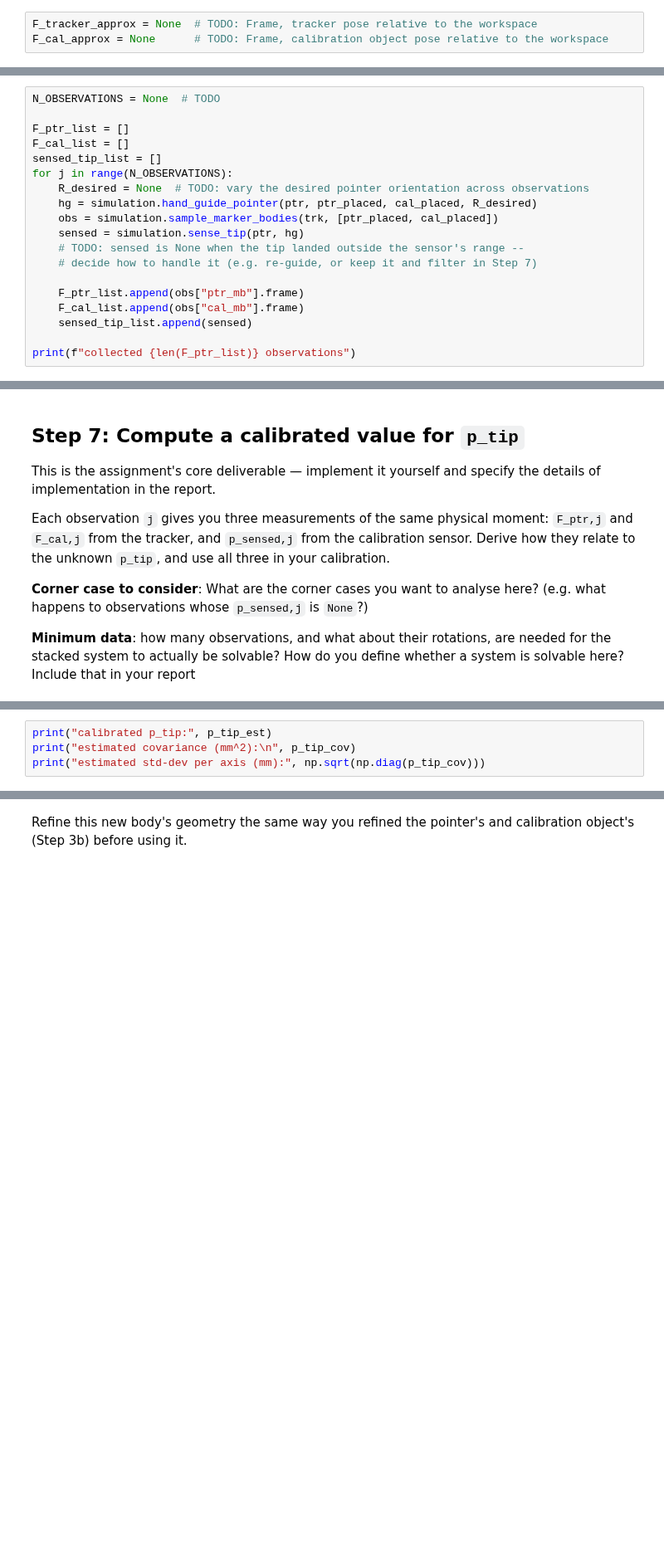
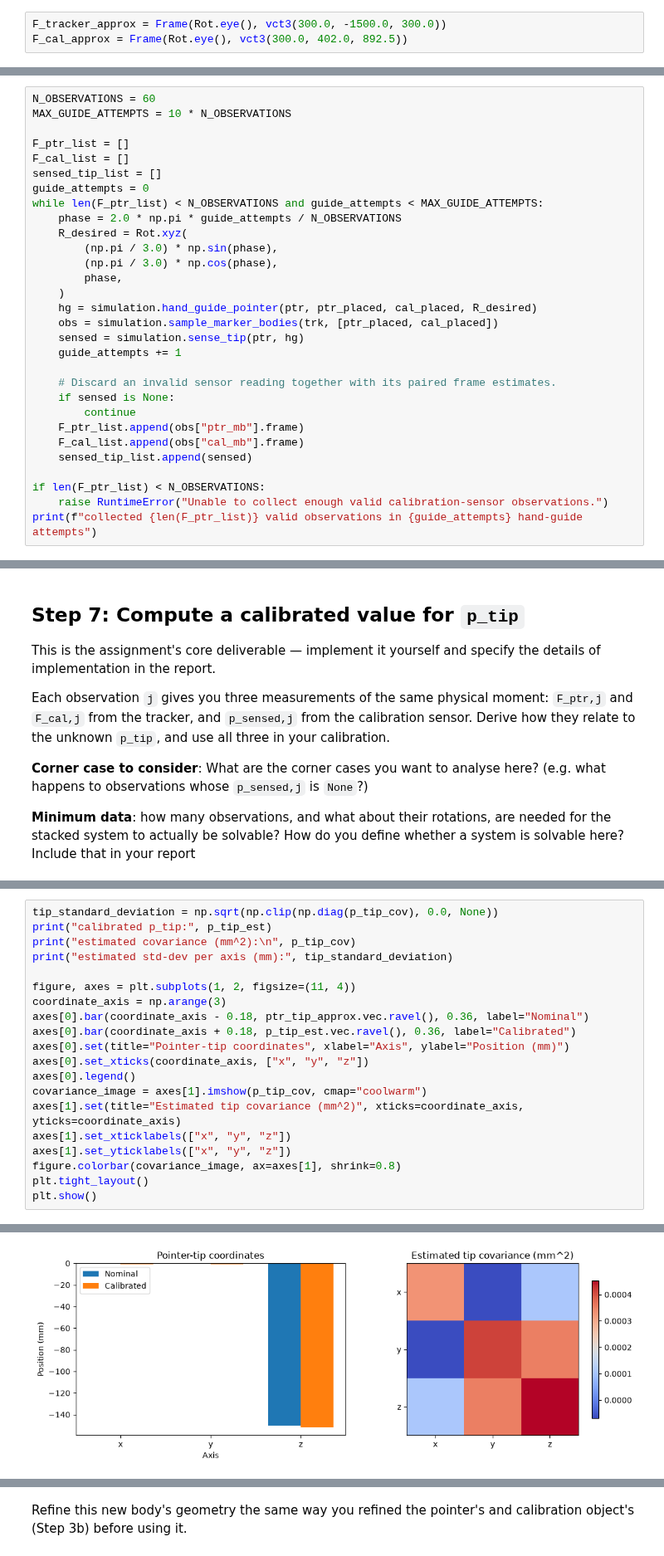
Before and after one commit to Edward-Lin-maker/CIS_I_Course, a Jupyter notebook: assignments/assignment1/notebooks/assignment1_template.ipynb, the cells around one changed output, grey strips where cells are left out. Shown at 83% size. Cells and saved outputs as stored; diff of their text form; blank space fills up the shorter version.

```diff
--- a/assignments/assignment1/notebooks/assignment1_template.ipynb
+++ b/assignments/assignment1/notebooks/assignment1_template.ipynb
@@ -53,8 +70,8 @@ handout's Figure 2 (roughly 100-200cm in front of the tracker, widening
 from ~120cm to ~200cm across) — place the calibration object, and later
 the pointer, so they're inside that volume.
 # %%
-F_tracker_approx = None  # TODO: Frame, tracker pose relative to the workspace
-F_cal_approx = None      # TODO: Frame, calibration object pose relative to the workspace
+F_tracker_approx = Frame(Rot.eye(), vct3(300.0, -1500.0, 300.0))
+F_cal_approx = Frame(Rot.eye(), vct3(300.0, 402.0, 892.5))
 # %% [markdown]
 ## Step 3: Build the simulation
 
@@ -114,21 +278,32 @@ skeleton is provided; you choose how many observations to take, how to
 vary `R_desired,j`, and what to do when the calibration sensor reports the
 tip as out of range (`sense_tip` returns `None`).
 # %%
-N_OBSERVATIONS = None  # TODO
+N_OBSERVATIONS = 60
+MAX_GUIDE_ATTEMPTS = 10 * N_OBSERVATIONS
 
 F_ptr_list = []
 F_cal_list = []
 sensed_tip_list = []
-for j in range(N_OBSERVATIONS):
-    R_desired = None  # TODO: vary the desired pointer orientation across observations
+guide_attempts = 0
+while len(F_ptr_list) < N_OBSERVATIONS and guide_attempts < MAX_GUIDE_ATTEMPTS:
+    phase = 2.0 * np.pi * guide_attempts / N_OBSERVATIONS
+    R_desired = Rot.xyz(
+        (np.pi / 3.0) * np.sin(phase),
+        (np.pi / 3.0) * np.cos(phase),
+        phase,
+    )
     hg = simulation.hand_guide_pointer(ptr, ptr_placed, cal_placed, R_desired)
     obs = simulation.sample_marker_bodies(trk, [ptr_placed, cal_placed])
     sensed = simulation.sense_tip(ptr, hg)
-    # TODO: sensed is None when the tip landed outside the sensor's range --
-    # decide how to handle it (e.g. re-guide, or keep it and filter in Step 7)
+    guide_attempts += 1
 
+    # Discard an invalid sensor reading together with its paired frame estimates.
+    if sensed is None:
+        continue
     F_ptr_list.append(obs["ptr_mb"].frame)
     F_cal_list.append(obs["cal_mb"].frame)
     sensed_tip_list.append(sensed)
 
-print(f"collected {len(F_ptr_list)} observations")
+if len(F_ptr_list) < N_OBSERVATIONS:
+    raise RuntimeError("Unable to collect enough valid calibration-sensor observations.")
+print(f"collected {len(F_ptr_list)} valid observations in {guide_attempts} hand-guide attempts")
@@ -180,4 +482,21 @@ p_tip_est, p_tip_cov = compute_pivot_calibration(F_ptr_list, F_cal_list, sensed_
 # %%
+tip_standard_deviation = np.sqrt(np.clip(np.diag(p_tip_cov), 0.0, None))
 print("calibrated p_tip:", p_tip_est)
 print("estimated covariance (mm^2):\n", p_tip_cov)
-print("estimated std-dev per axis (mm):", np.sqrt(np.diag(p_tip_cov)))
+print("estimated std-dev per axis (mm):", tip_standard_deviation)
+
+figure, axes = plt.subplots(1, 2, figsize=(11, 4))
+coordinate_axis = np.arange(3)
+axes[0].bar(coordinate_axis - 0.18, ptr_tip_approx.vec.ravel(), 0.36, label="Nominal")
+axes[0].bar(coordinate_axis + 0.18, p_tip_est.vec.ravel(), 0.36, label="Calibrated")
+axes[0].set(title="Pointer-tip coordinates", xlabel="Axis", ylabel="Position (mm)")
+axes[0].set_xticks(coordinate_axis, ["x", "y", "z"])
+axes[0].legend()
+covariance_image = axes[1].imshow(p_tip_cov, cmap="coolwarm")
+axes[1].set(title="Estimated tip covariance (mm^2)", xticks=coordinate_axis, yticks=coordinate_axis)
+axes[1].set_xticklabels(["x", "y", "z"])
+axes[1].set_yticklabels(["x", "y", "z"])
+figure.colorbar(covariance_image, ax=axes[1], shrink=0.8)
+plt.tight_layout()
+plt.show()
+# %% [output]
@@ -184,3 +513,4 @@ print("estimated std-dev per axis (mm):", np.sqrt(np.diag(p_tip_cov)))
+[figure, added]
 # %% [markdown]
 ## Step 8: Validate against test poses
 
```
Also changed, not shown: parts of 11 cells of this notebook.
